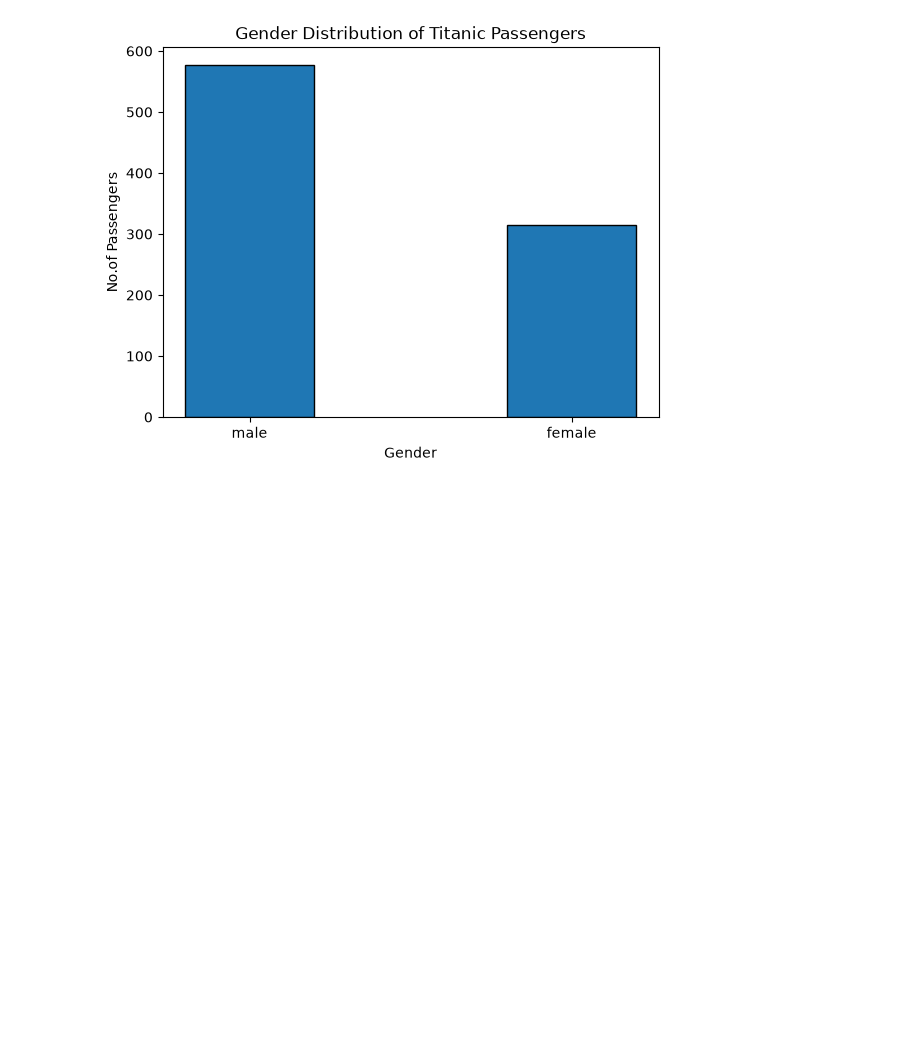
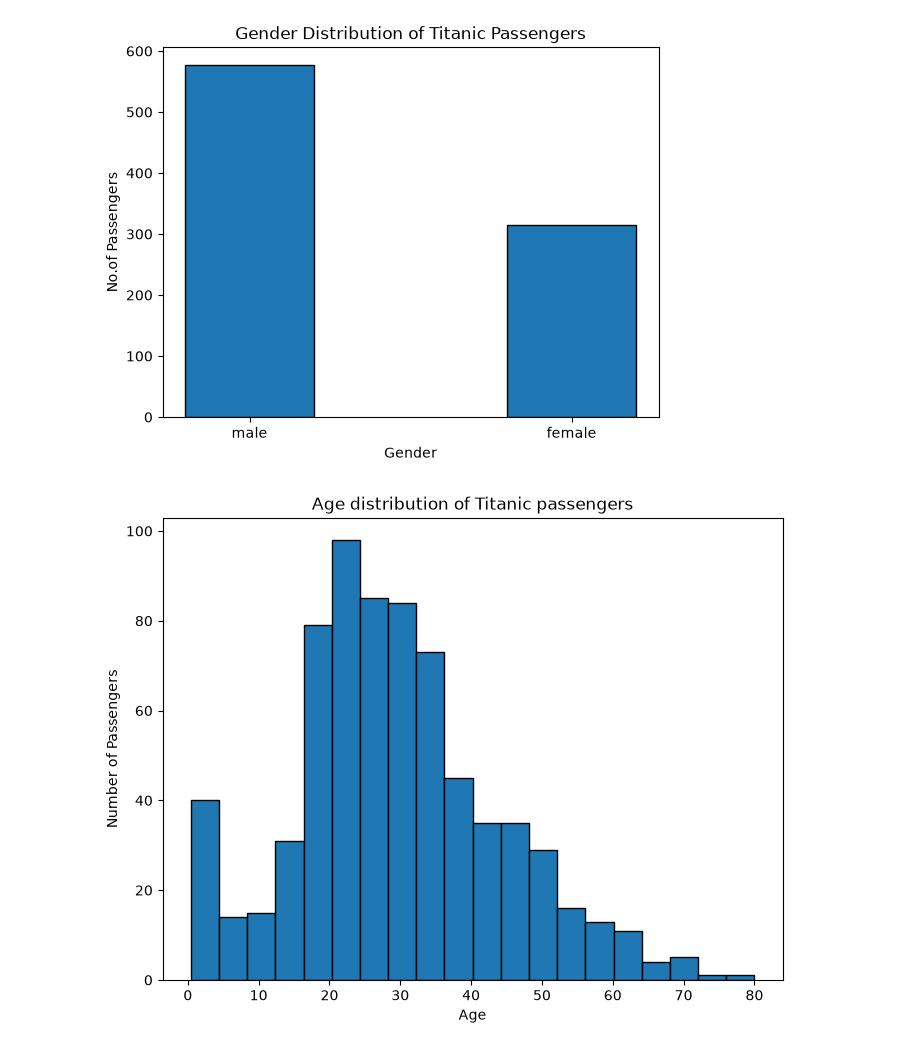
Before and after one commit to Anshu-Mane/PRODIGY_DS_01, a Jupyter notebook: PRODIDY_DS_01.ipynb, the cells around one changed output. Saved outputs shown, nothing was run; the diff lists cells and outputs as text; code cells hidden in the pictures; blank space fills up the shorter version.

Commit message:
Age Distribution Histograph Chart

```diff
--- a/PRODIDY_DS_01.ipynb
+++ b/PRODIDY_DS_01.ipynb
@@ -63,3 +63,21 @@ plt.ylabel('No.of Passengers')
 plt.show()
 # %% [output]
 [figure]
+# %%
+#Removing missing values
+age = titanic_df['Age'].dropna()
+# %%
+#Plotting Histogram for age distribution of passengers
+plt.figure(figsize=(8,6))
+
+plt.hist(age, bins=20, edgecolor='black')
+
+#adding title and labels
+plt.title('Age distribution of Titanic passengers')
+plt.xlabel('Age')
+plt.ylabel('Number of Passengers')
+
+#Displaying the graph
+plt.show()
+# %% [output]
+[figure, added]
```
